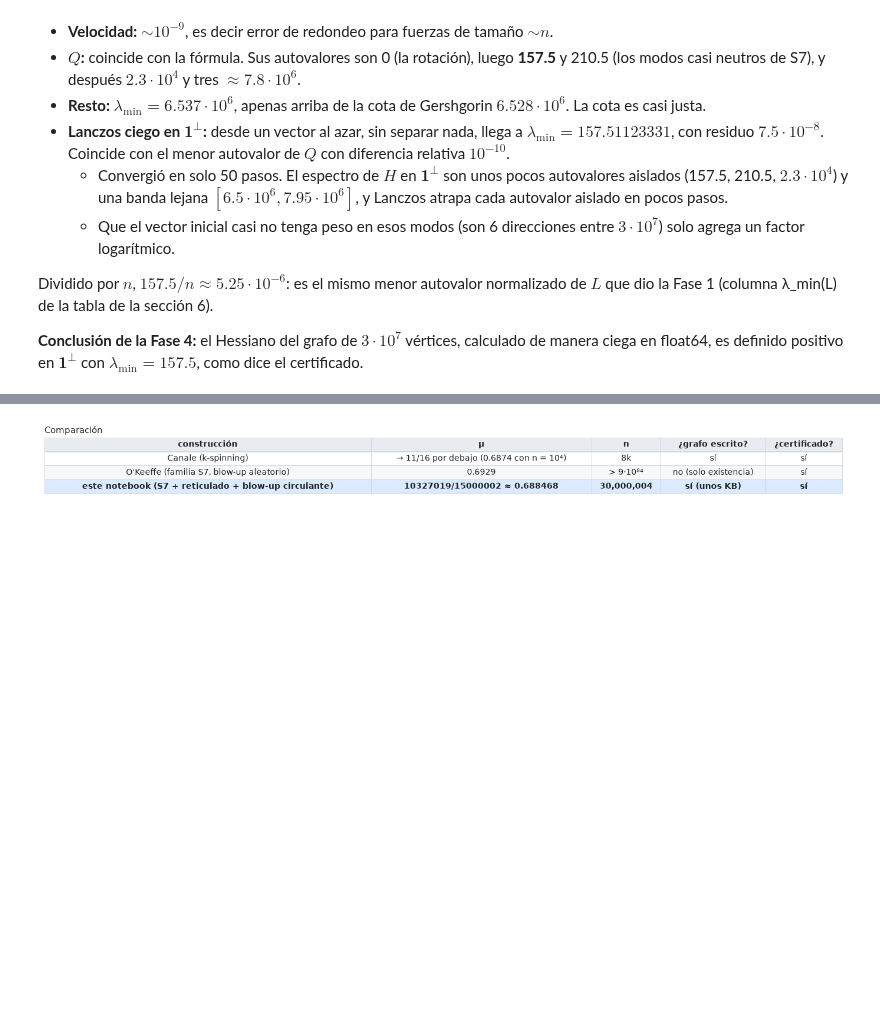
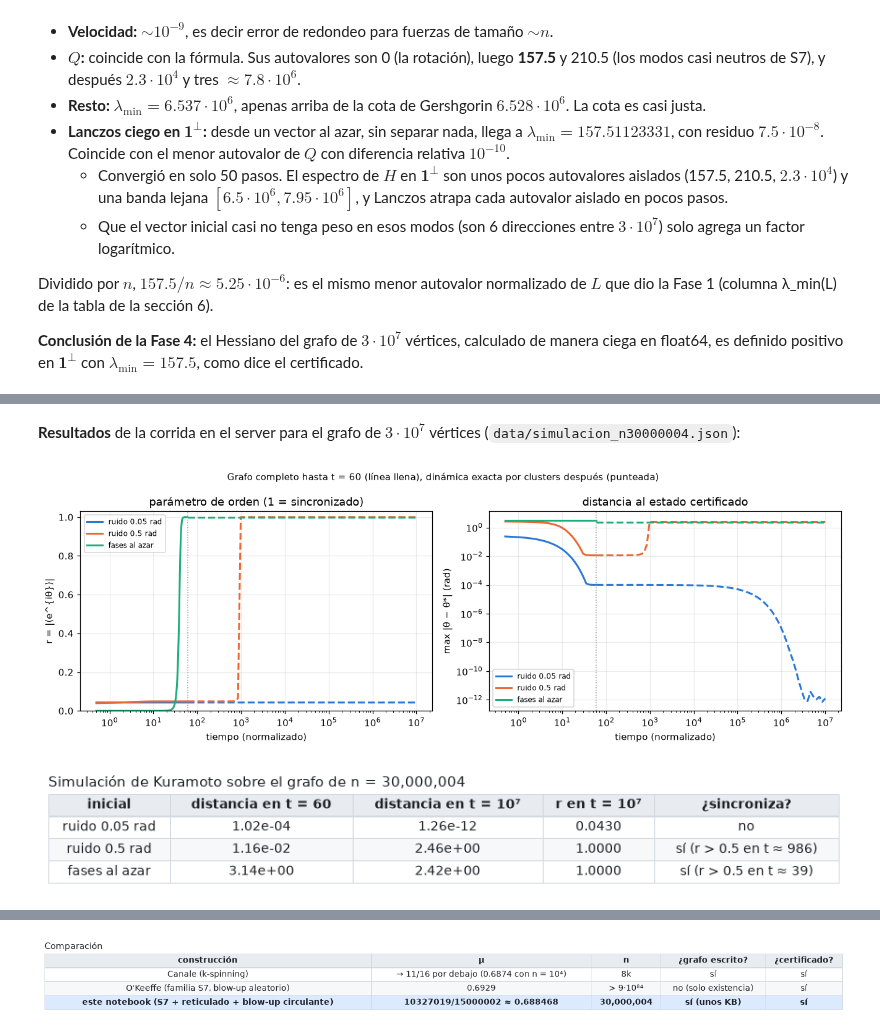
Before and after one commit to Nicoyanz98/investighaton-teo-optimizacion-2026, a Jupyter notebook: notebooks/Grafo_explicito_S7.ipynb, the cells around one changed output, grey strips where cells are left out. Cells and saved outputs as stored; diff of their text form; code cells hidden in the pictures; blank space fills up the shorter version.

```diff
--- a/notebooks/Grafo_explicito_S7.ipynb
+++ b/notebooks/Grafo_explicito_S7.ipynb
@@ -1610,0 +1853,40 @@ certificado.
+# %% [markdown]
+**Resultados** de la corrida en el server para el grafo de $3\cdot10^7$ vértices
+(`data/simulacion_n30000004.json`):
+# %%
+simulacion = cargar_json("simulacion_n30000004.json")
+corridas_completas = [("perturbado_ruido0.05", "ruido 0.05 rad", COLORES[0]),
+                      ("perturbado_ruido0.5", "ruido 0.5 rad", COLORES[1]),
+                      ("azar", "fases al azar", COLORES[2])]
+fig, ejes = plt.subplots(1, 2, figsize=(12, 4.2))
+filas = []
+for clave, etiqueta, color in corridas_completas:
+    completo = simulacion[clave]["grafo completo"]
+    continuacion = simulacion[clave]["continuacion"]
+    for eje, cantidad in zip(ejes, ["r", "distancia"]):
+        eje.plot(completo["t"][1:], completo[cantidad][1:], color=color, lw=2, label=etiqueta)
+        eje.plot(continuacion["t"], continuacion[cantidad], color=color, lw=2, ls="--")
+    sincroniza = None
+    for t, r in zip(completo["t"] + continuacion["t"], completo["r"] + continuacion["r"]):
+        if r > 0.5:
+            sincroniza = t
+            break
+    filas.append([etiqueta, f"{completo['distancia'][-1]:.2e}", f"{continuacion['distancia'][-1]:.2e}",
+                  f"{continuacion['r'][-1]:.4f}", "no" if sincroniza is None else f"sí (r > 0.5 en t ≈ {sincroniza:.0f})"])
+for eje in ejes:
+    eje.axvline(60, color="0.6", lw=1, ls=":")
+    eje.set(xscale="log", xlabel="tiempo (normalizado)")
+    eje.grid(alpha=0.25)
+    eje.legend(fontsize=8)
+ejes[0].set(ylabel="r = |⟨e^{iθ}⟩|", ylim=(0, 1.03), title="parámetro de orden (1 = sincronizado)")
+ejes[1].set(ylabel="max |θ − θ*| (rad)", yscale="log", title="distancia al estado certificado")
+fig.suptitle("Grafo completo hasta t = 60 (línea llena), dinámica exacta por clusters después (punteada)",
+             fontsize=10)
+plt.tight_layout()
+plt.show()
+
+mostrar_tabla(["inicial", "distancia en t = 60", "distancia en t = 10⁷", "r en t = 10⁷", "¿sincroniza?"], filas,
+              titulo=f"Simulación de Kuramoto sobre el grafo de n = {simulacion['n']:,}")
+# %% [output]
+[figure, added]
+[figure, added]
```
Also changed, not shown: parts of 19 cells of this notebook.
